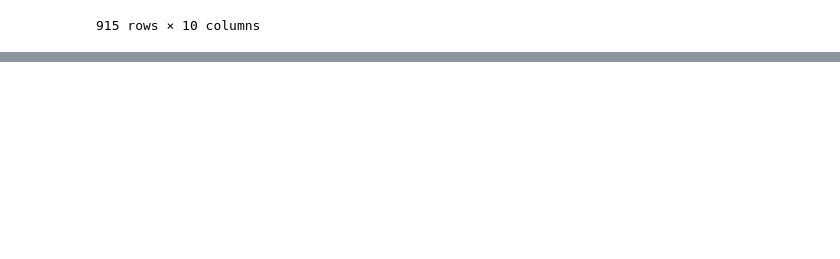
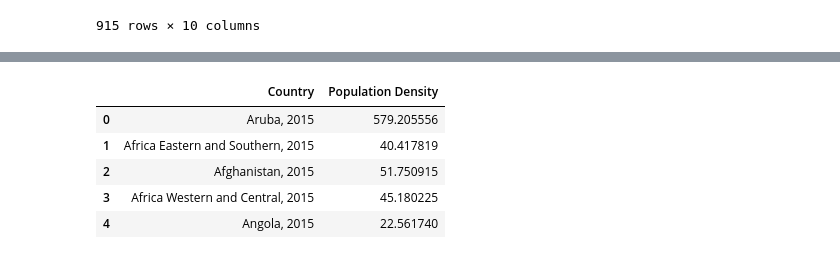
Before and after one commit to Rain1618/Global-Health-Hack, a Jupyter notebook: Data_prep_(raina).ipynb, the cells around one changed output, grey strips where cells are left out. Saved outputs shown, nothing was run; the diff lists cells and outputs as text; code cells hidden in the pictures; blank space fills up the shorter version.

```diff
--- a/Data_prep_(raina).ipynb
+++ b/Data_prep_(raina).ipynb
@@ -81,0 +142,12 @@ merged_df
+# %%
+df['Year'] = df['Year'].astype(str)
+df['Country'] = df['Country'] + ', ' + (df['Year'])
+df = df.drop(['Year'], axis = 1)
+df.head()
+# %% [output]
+|  | Country | Population Density |
+| 0 | Aruba, 2015 | 579.205556 |
+| 1 | Africa Eastern and Southern, 2015 | 40.417819 |
+| 2 | Afghanistan, 2015 | 51.750915 |
+| 3 | Africa Western and Central, 2015 | 45.180225 |
+| 4 | Angola, 2015 | 22.561740 |
```
Also changed, not shown: parts of 8 cells of this notebook.
